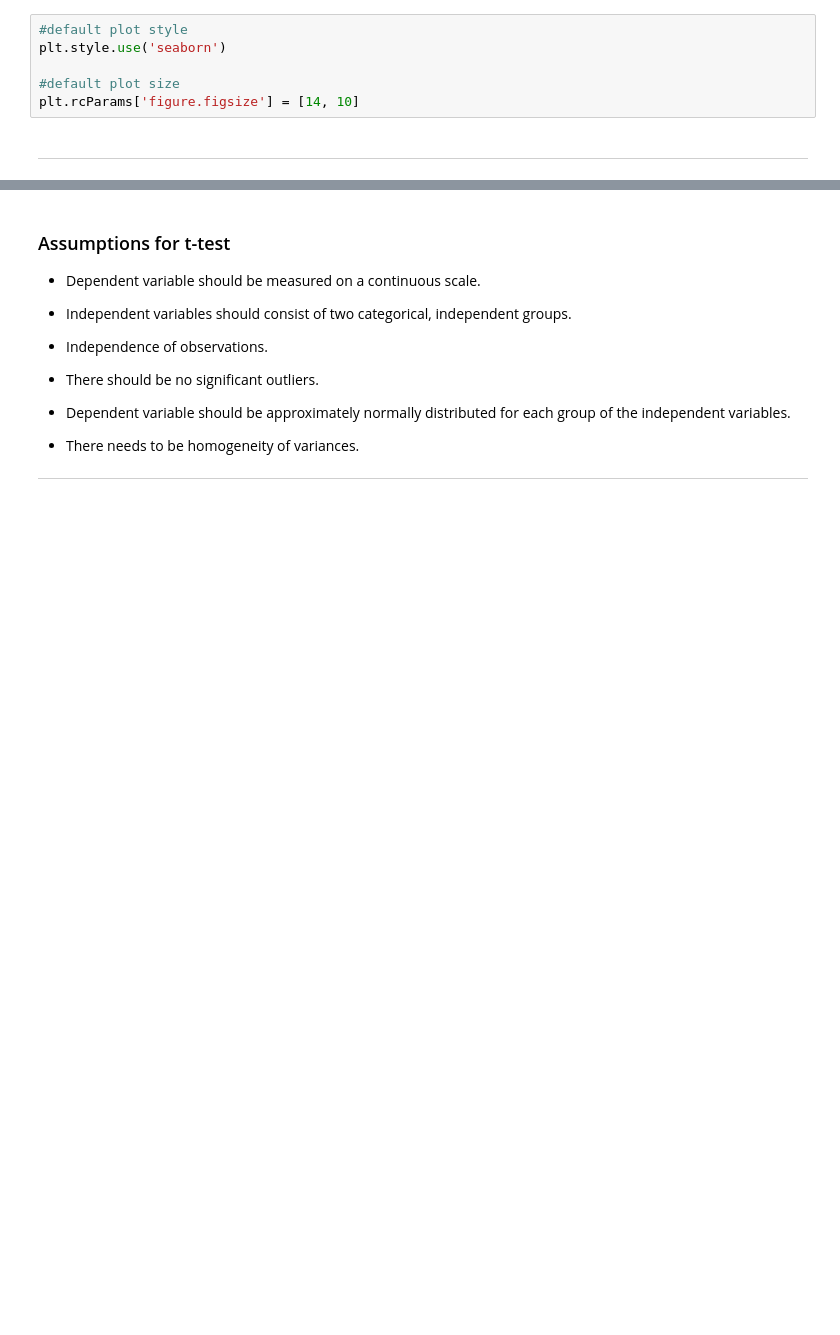
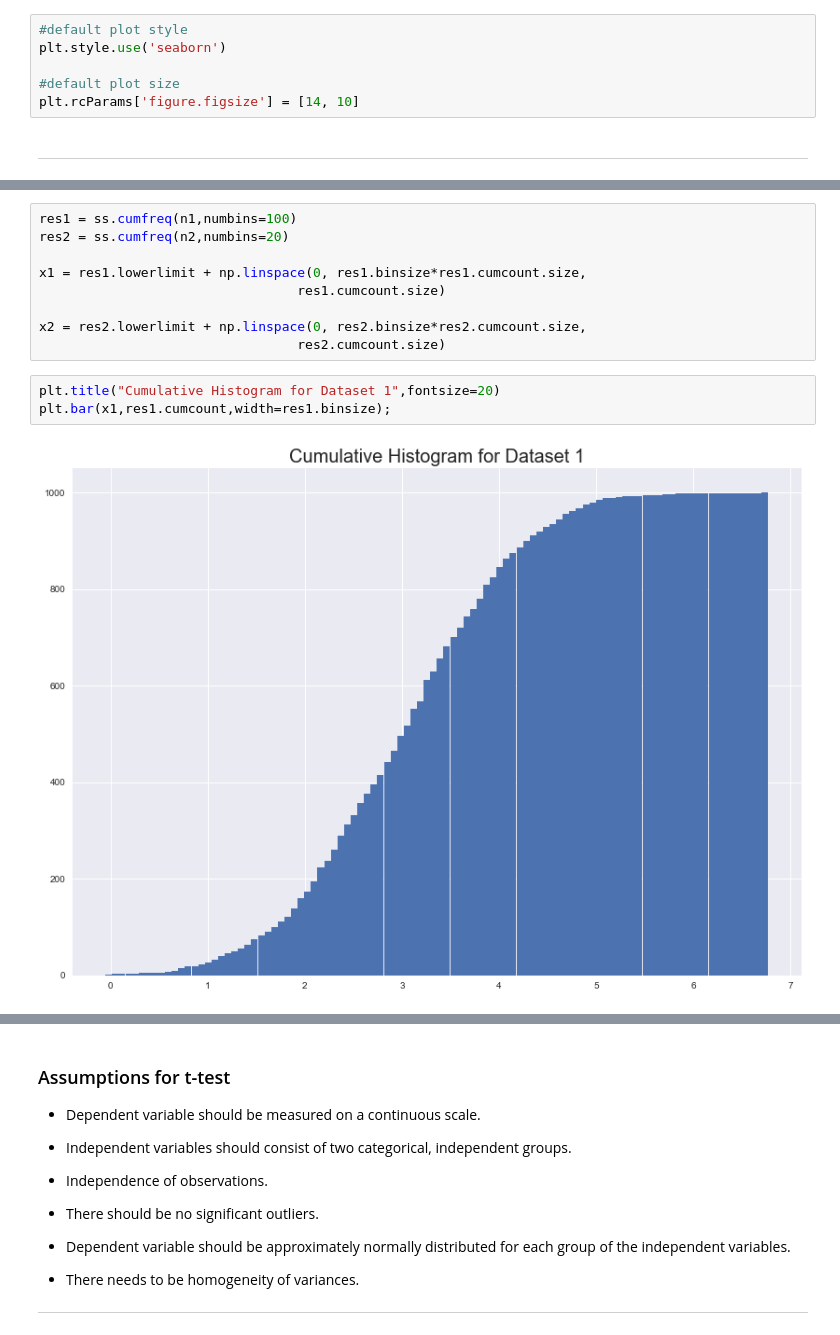
Before and after one commit to conor1982/ML_and_Stats_Assessment, a Jupyter notebook: scipy-stats.ipynb, the cells around one changed output, grey strips where cells are left out. Drawn from its saved outputs; the diff is of its cells as text; blank space fills up the shorter version.

```diff
--- a/scipy-stats.ipynb
+++ b/scipy-stats.ipynb
@@ -37,0 +120,14 @@ plt.rcParams['figure.figsize'] = [14, 10]
+# %%
+res1 = ss.cumfreq(n1,numbins=100)
+res2 = ss.cumfreq(n2,numbins=20)
+
+x1 = res1.lowerlimit + np.linspace(0, res1.binsize*res1.cumcount.size,
+                                 res1.cumcount.size)
+
+x2 = res2.lowerlimit + np.linspace(0, res2.binsize*res2.cumcount.size,
+                                 res2.cumcount.size)
+# %%
+plt.title("Cumulative Histogram for Dataset 1",fontsize=20)
+plt.bar(x1,res1.cumcount,width=res1.binsize);
+# %% [output]
+[figure, added]
```
Also changed, not shown: parts of 48 cells of this notebook, 1 other file.
